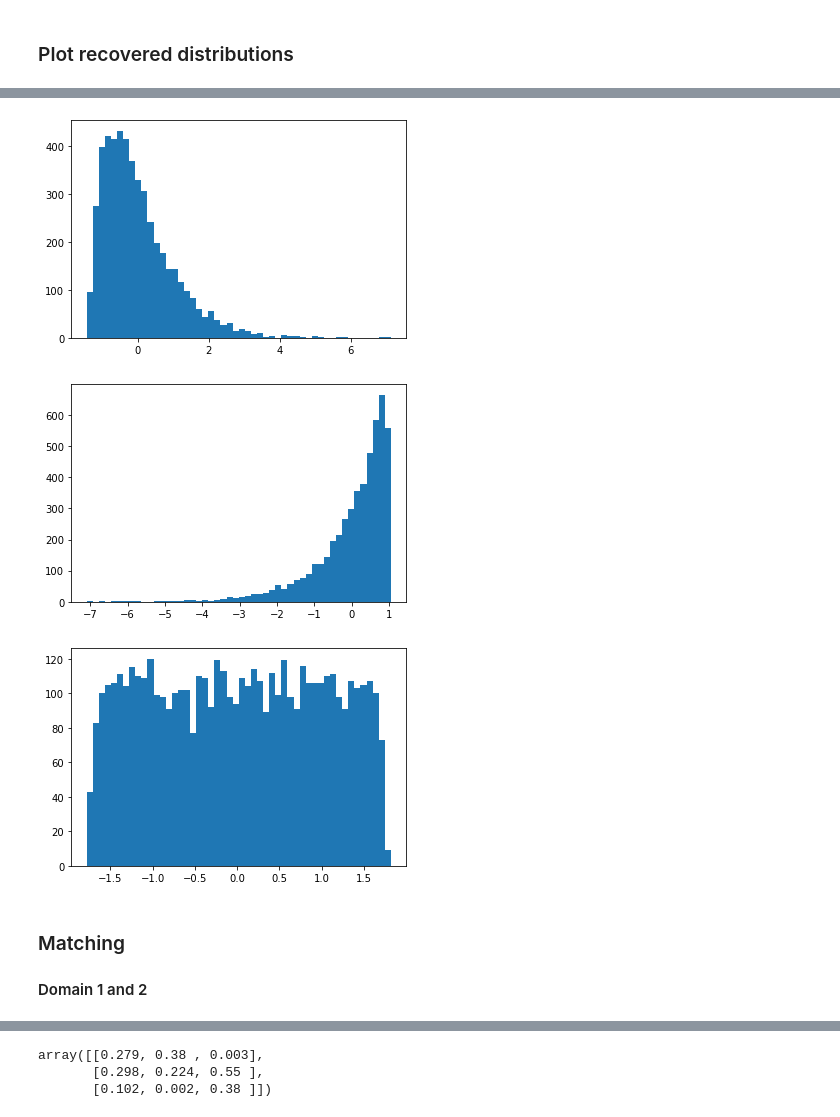
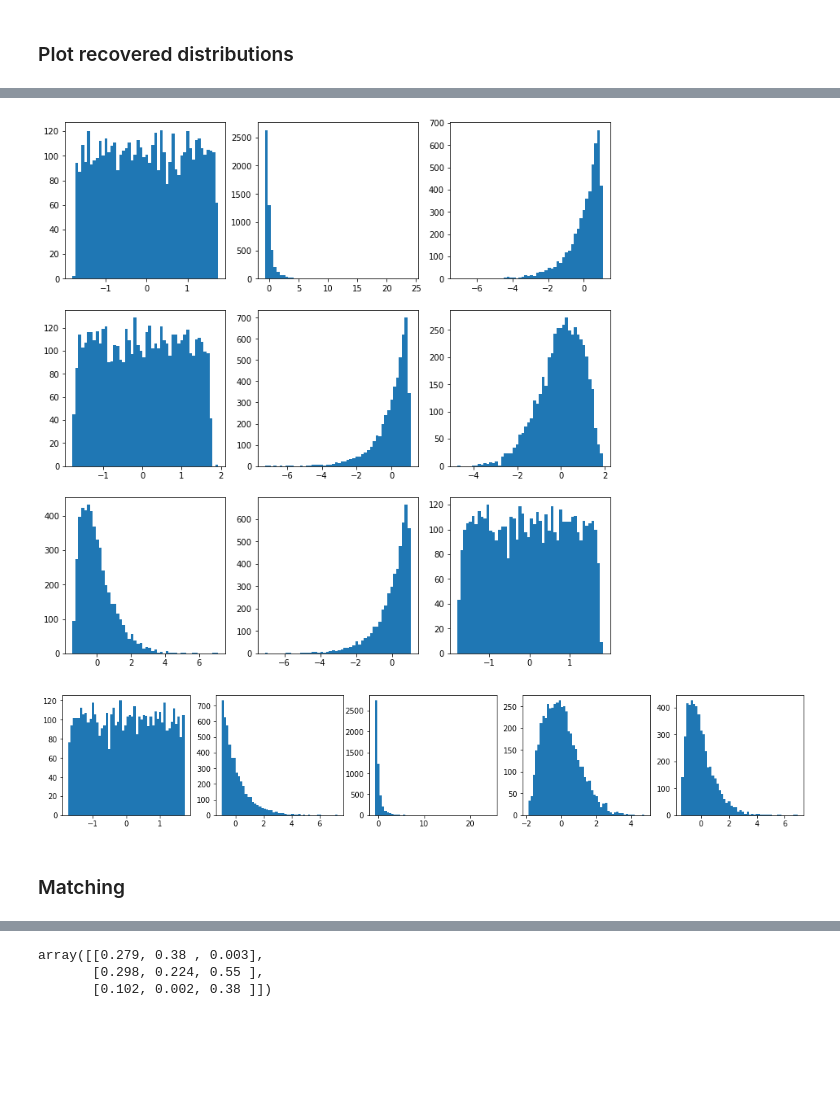
Before and after one commit to NilsSturma/multi-domain-crl, a Jupyter notebook: synthetic-data.ipynb, the cells around one changed output, grey strips where cells are left out. Drawn from its saved outputs; the diff is of its cells as text; code cells hidden in the pictures; blank space fills up the shorter version.

```diff
--- a/synthetic-data.ipynb
+++ b/synthetic-data.ipynb
@@ -156,9 +147,8 @@ eps3, mixing3 = get_sources(X3, seed=103)
 # %% [output]
 Rank: 3
 Iterations: 4
+# %%
+indep_comps = [eps1, eps2, eps3]
+mixings = [mixing1, mixing2, mixing3]
 # %% [markdown]
 ### Plot recovered distributions
-# %%
-# Domain 1
-for i in range(eps1.shape[1]):
-    plot_hist(eps1[:,i])
@@ -169,4 +154,0 @@ for i in range(eps1.shape[1]):
-# %%
-# Domain 2
-for i in range(eps2.shape[1]):
-    plot_hist(eps2[:,i])
@@ -177,14 +155,26 @@ for i in range(eps2.shape[1]):
-# %%
-# Domain 3
-for i in range(eps3.shape[1]):
-    plot_hist(eps3[:,i])
-# %% [output]
-[figure, removed]
-[figure, removed]
-[figure, removed]
+# %%
+fig, ax = plt.subplots(3, 3, figsize=(12, 12))
+
+for i in range(3):
+    for j in range(3):
+        ax[i,j].hist(indep_comps[i][:,j], bins=50)
+
+plt.show()
+# %% [output]
+[figure, added]
+# %%
+# Compare with "true" distributions
+
+fig, ax = plt.subplots(1, 5, figsize=(18,3))
+
+for j in range(5):
+        ax[j].hist(eps[:,j], bins=50)
+
+plt.show()
+# %% [output]
+[figure, added]
 # %% [markdown]
 ### Matching
-#### Domain 1 and 2
 # %%
 def wasserstein_dist_signed(X1,X2):
     p1 = X1.shape[1]
```
Also changed, not shown: parts of 20 cells of this notebook.
